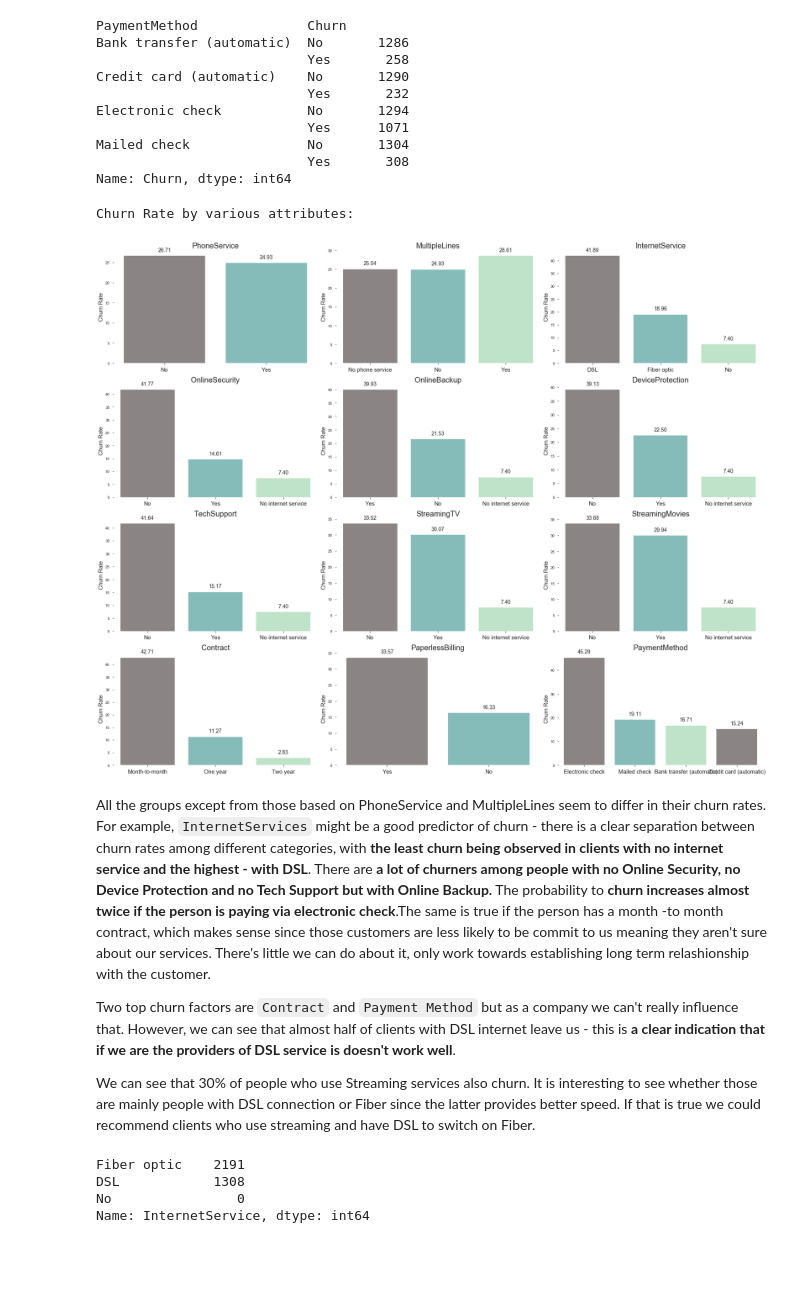
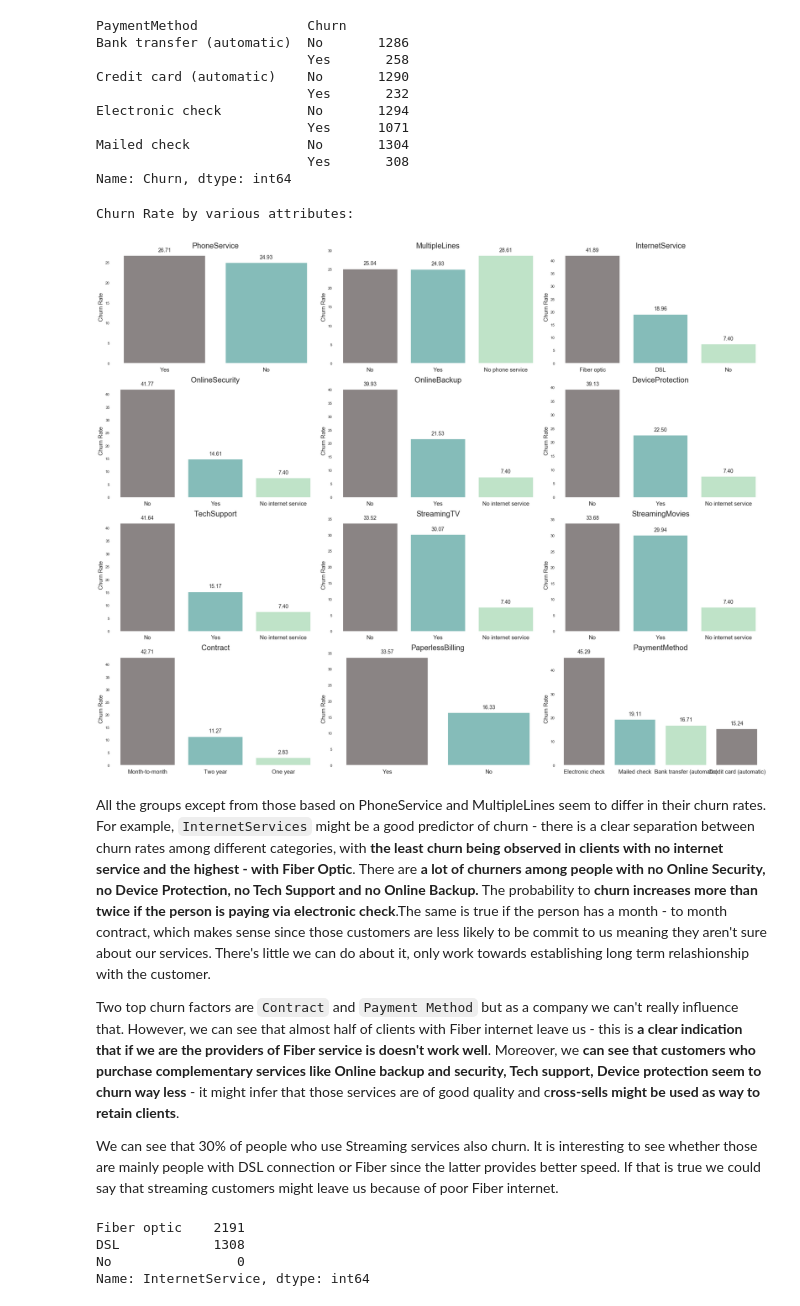
Before and after one commit to kate-chunosova/Personal_projects, a Jupyter notebook: Churn, telecom/Churn_analysis.ipynb, the cells around one changed output. Cells and saved outputs as stored; diff of their text form; code cells hidden in the pictures; blank space fills up the shorter version.

```diff
--- a/Churn, telecom/Churn_analysis.ipynb
+++ b/Churn, telecom/Churn_analysis.ipynb
@@ -268,7 +277,7 @@ fig = plt.gcf()
 fig.set_size_inches(6, 6)
 
 ax = sns.barplot(y = round(data[data['Churn'] == 'Yes']['SeniorCitizen'].value_counts()*100/data['SeniorCitizen'].value_counts(),2),
-                 x = data['SeniorCitizen'].unique(), palette = ['#594F4F', '#45ADA8'], alpha = 0.7)
+                 x = data['SeniorCitizen'].value_counts().index.tolist(), palette = ['#594F4F', '#45ADA8'], alpha = 0.7)
 ax.set_title('Churn Rate by seniority', fontsize = 14)
 ax.set(xlabel='Senior', ylabel='Churn Rate')
 for p in ax.patches:
@@ -302,7 +311,7 @@ fig = plt.gcf()
 fig.set_size_inches(6, 6)
 
 ax = sns.barplot(y = round(data[data['Churn'] == 'Yes']['Partner'].value_counts()*100/data['Partner'].value_counts(),2),
-                 x = data['Partner'].unique(), palette = ['#594F4F', '#45ADA8'], alpha = 0.7)
+                 x = data['Partner'].value_counts().index.tolist(), palette = ['#594F4F', '#45ADA8'], alpha = 0.7)
 ax.set_title('Churn Rate by Partner', fontsize = 14)
 ax.set(xlabel='Partner', ylabel='Churn Rate')
 for p in ax.patches:
@@ -341,7 +350,7 @@ fig = plt.gcf()
 fig.set_size_inches(6, 6)
 
 ax = sns.barplot(y = round(data[data['Churn'] == 'Yes']['Dependents'].value_counts()*100/data['Dependents'].value_counts(),2),
-                 x = data['Dependents'].unique(), palette = ['#594F4F', '#45ADA8'], alpha = 0.7)
+                 x = data['Dependents'].value_counts().index.tolist(), palette = ['#594F4F', '#45ADA8'], alpha = 0.7)
 ax.set_title('Churn Rate by Dependents', fontsize = 14)
 ax.set(xlabel='Dependents', ylabel='Churn Rate')
 for p in ax.patches:
@@ -544,33 +553,31 @@ Name: Churn, dtype: int64
 # %%
 categ_columns = data.select_dtypes('category').columns.drop(['customerID', 'gender', 'SeniorCitizen', 'Partner', 'Dependents', 'Churn'])
 
 print('Churn Rate by various attributes: \n')
 
 for i in enumerate(categ_columns):
 
     pylab.subplot(4,3,i[0]+1)
-    ax = sns.barplot(y = round(data[data['Churn'] =='Yes'][i[1]].value_counts()*100/data[i[1]].value_counts(),2),x = data[i[1]].unique(), alpha=0.7,  palette = ['#594F4F', '#45ADA8', '#9DE0AD'])
+    ax = sns.barplot(y = round(data[data['Churn'] =='Yes'][i[1]].value_counts()*100/data[i[1]].value_counts(),2),x = data[i[1]].value_counts().index.tolist(), alpha=0.7,  palette = ['#594F4F', '#45ADA8', '#9DE0AD'])
     plt.gcf().set_size_inches(25, 20)
-    #plt.setp(ax.get_legend().get_texts(), fontsize='15')
-    #plt.setp(ax.get_legend().get_title(), fontsize='17')
     plt.ylabel('Churn Rate', fontsize = 15)
     ax.set_title(i[1], fontsize = 20)
     plt.xticks(fontsize = 15)
     plt.tight_layout()
     # Adding annotations
     for p in ax.patches:
         ax.annotate(format(p.get_height(), '.2f'), (p.get_x() + p.get_width() / 2.,
             p.get_height()), ha = 'center', va = 'center', xytext = (0, 15), textcoords = 'offset points', fontsize = 14)
 # %% [output]
 Churn Rate by various attributes:
-[figure, old version]
+[figure, new version]
 # %% [markdown]
 All the groups except from those based on PhoneService and MultipleLines seem to differ in their churn rates.
-For example,  `InternetServices` might be a good predictor of churn - there is a clear separation between churn rates among different categories, with **the least churn being observed in clients with no internet service and the highest - with DSL**. There are **a lot of churners among people with no Online Security, no Device Protection and no Tech Support but with Online Backup.** The probability to **churn increases almost twice if the person is paying via electronic check**.The same is true if the person has a month -to month contract, which makes sense since those customers are less likely to be commit to us meaning they aren't sure about our services. There's little we can do about it, only work towards establishing long term relashionship with the customer.
+For example,  `InternetServices` might be a good predictor of churn - there is a clear separation between churn rates among different categories, with **the least churn being observed in clients with no internet service and the highest - with Fiber Optic**. There are **a lot of churners among people with no Online Security, no Device Protection, no Tech Support and no Online Backup.** The probability to **churn increases more than twice if the person is paying via electronic check**.The same is true if the person has a month - to month contract, which makes sense since those customers are less likely to be commit to us meaning they aren't sure about our services. There's little we can do about it, only work towards establishing long term relashionship with the customer.
 
-Two top churn factors are `Contract` and `Payment Method` but as a company we can't really influence that. However, we can see that almost half of clients with DSL internet leave us - this is **a clear indication that if we are the providers of DSL service is doesn't work well**.
+Two top churn factors are `Contract` and `Payment Method` but as a company we can't really influence that. However, we can see that almost half of clients with Fiber internet leave us - this is **a clear indication that if we are the providers of Fiber service is doesn't work well**. Moreover, we **can see that customers who purchase complementary services like Online backup and security, Tech support, Device protection seem to churn way less** - it might infer that those services are of good quality and c**ross-sells might be used as way to retain clients**.
 
-We can see that 30% of people who use Streaming services also churn. It is interesting to see whether those are mainly people with DSL connection or Fiber since the latter provides better speed. If that is true we could recommend clients who use streaming and have DSL to switch on Fiber.
+We can see that 30% of people who use Streaming services also churn. It is interesting to see whether those are mainly people with DSL connection or Fiber since the latter provides better speed. If that is true we could say that streaming customers might leave us because of poor Fiber internet.
 # %%
 # Total users of streaming services
 data[(data['StreamingTV'] == 'Yes') | (data['StreamingMovies'] == 'Yes')]['InternetService'].value_counts()
```
Also changed, not shown: parts of 109 cells of this notebook.
